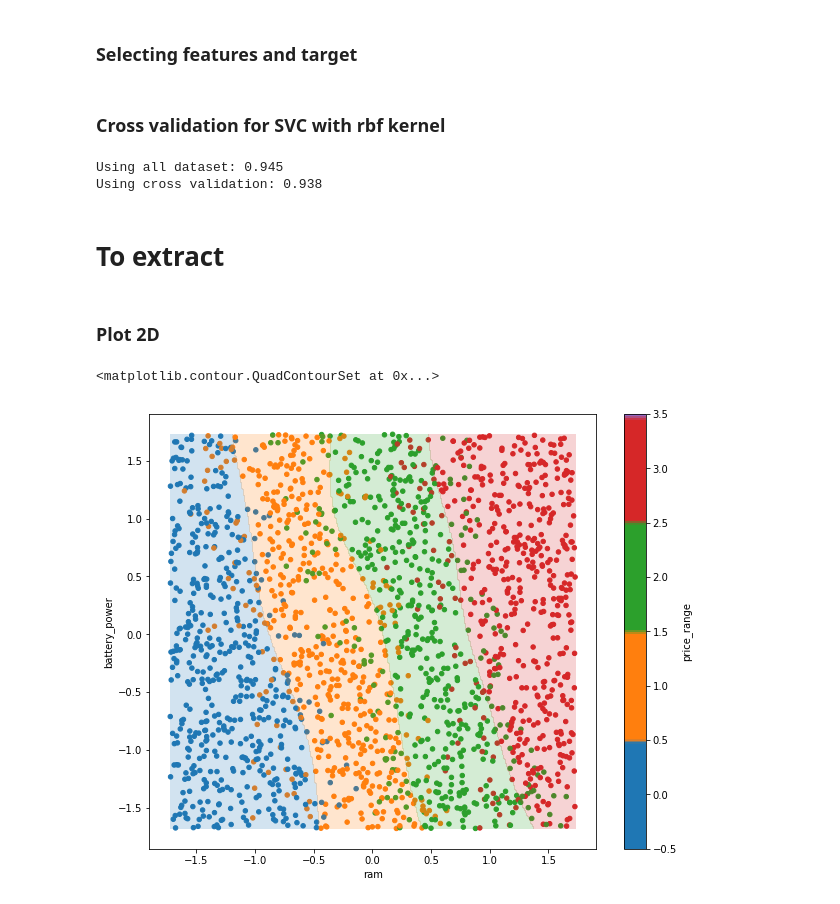
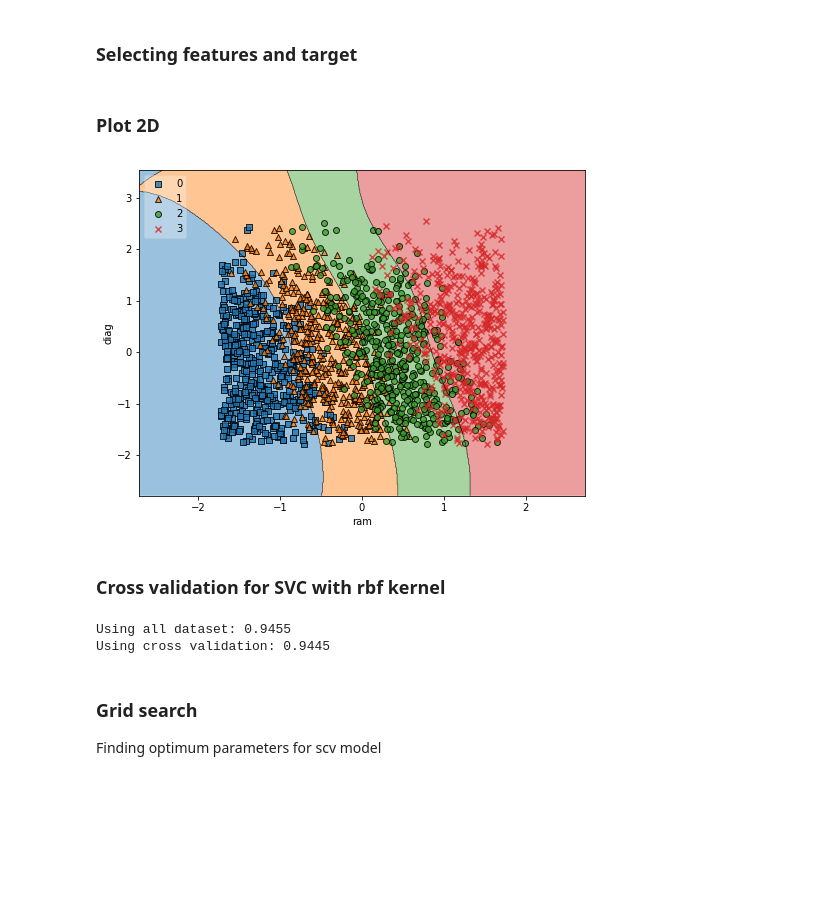
Before and after one commit to AndreaAmico/kaggle, a Jupyter notebook: mobile/mobile.ipynb, the cells around one changed output. Cells and saved outputs as stored; diff of their text form; code cells hidden in the pictures; blank space fills up the shorter version.

```diff
--- a/mobile/mobile.ipynb
+++ b/mobile/mobile.ipynb
@@ -106,13 +99,35 @@ df_norm_test = (df_test-features_mean)/features_std
+# %%
+df_norm, params_std = standardize(df, return_params=True)
+df_norm['price_range'] = df.price_range
+df_norm_test = standardize(df_test, params=params_std)
 # %% [markdown]
 ### Selecting features and target
 # %%
 X = df_norm[interesting_features].values
 y = df_norm[['price_range']].values.ravel()
+# %% [markdown]
+### Plot 2D
+# %%
+two_features = ['ram', 'diag']
+target = 'price_range'
+
+X_plot = df_norm[two_features].values
+clf = svm.SVC(kernel='rbf', gamma=0.4, C=1)
+
+clf.fit(X_plot, y)
+
+fig, ax = plt.subplots(1, figsize=(8, 6))
+plot_decision_regions(X_plot, y, clf=clf, legend=2, hide_spines=False, ax=ax)
+ax.set(xlabel=two_features[0], ylabel=two_features[1]);
+# %% [output]
+[figure, added]
 # %% [markdown]
 ### Cross validation for SVC with rbf kernel
 # %%
 # clf = svm.SVC(kernel='poly', degree=1, gamma=1., C=1)
-clf = svm.SVC(kernel='rbf', gamma=.1, C=10)
+clf = svm.SVC(kernel='rbf', gamma=.4, C=10)
+clf = svm.SVC(kernel='linear', C=10)
+
 
 clf.fit(X, y)
 predicted_y = clf.predict(X)
@@ -120,7 +135,5 @@ predicted_y = clf.predict(X)
 print(f'Using all dataset: {accuracy_score(predicted_y, y)}')
 print(f'Using cross validation: {cross_val_score(clf, X, y, cv=5).mean()}')
 # %% [output]
-Using all dataset: 0.945
-Using cross validation: 0.938
+Using all dataset: 0.9455
+Using cross validation: 0.9445
-# %% [markdown]
-# To extract
@@ -138,19 +140,3 @@ def gererate_cmap_norm(number_of_features, cmap=plt.cm.tab10):
-# %% [markdown]
-### Plot 2D
-# %%
-clf = svm.SVC(kernel='rbf', gamma=1., C=1)
-X_plot = X[:,0:2]
-clf.fit(X_plot, y)
-
-coord_spaces = [np.linspace(X_plot[:, i].min(),X_plot[:, i].max(), 300) for i in range(X_plot.shape[1])]
-coord_grids = np.meshgrid(*coord_spaces, indexing='xy')
-
-Z = clf.predict(np.column_stack([coord.ravel() for coord in coord_grids])).reshape(coord_grids[0].shape)
-
-fig, ax = plt.subplots(1, figsize=(10, 8))
-cmap, norm = gererate_cmap_norm(df['price_range'].nunique())
-df_norm.plot.scatter('ram', 'battery_power', c='price_range', cmap=cmap, ax=ax, norm=norm)
-ax.contourf(coord_grids[0], coord_grids[1], Z, 3, alpha=.2, cmap=cmap)
-# %% [output]
-<matplotlib.contour.QuadContourSet at 0x...>
-[figure, removed]
+# %% [markdown]
+### Grid search
+Finding optimum parameters for scv model
```
Also changed, not shown: parts of 7 cells of this notebook.
